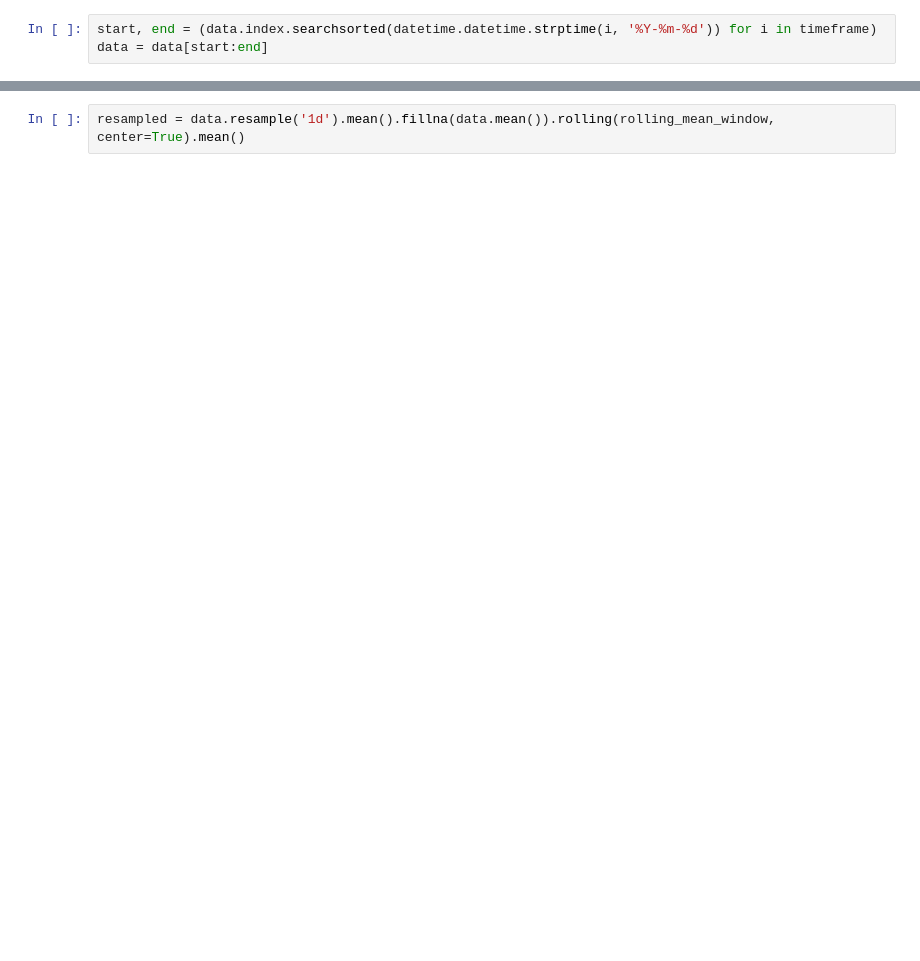
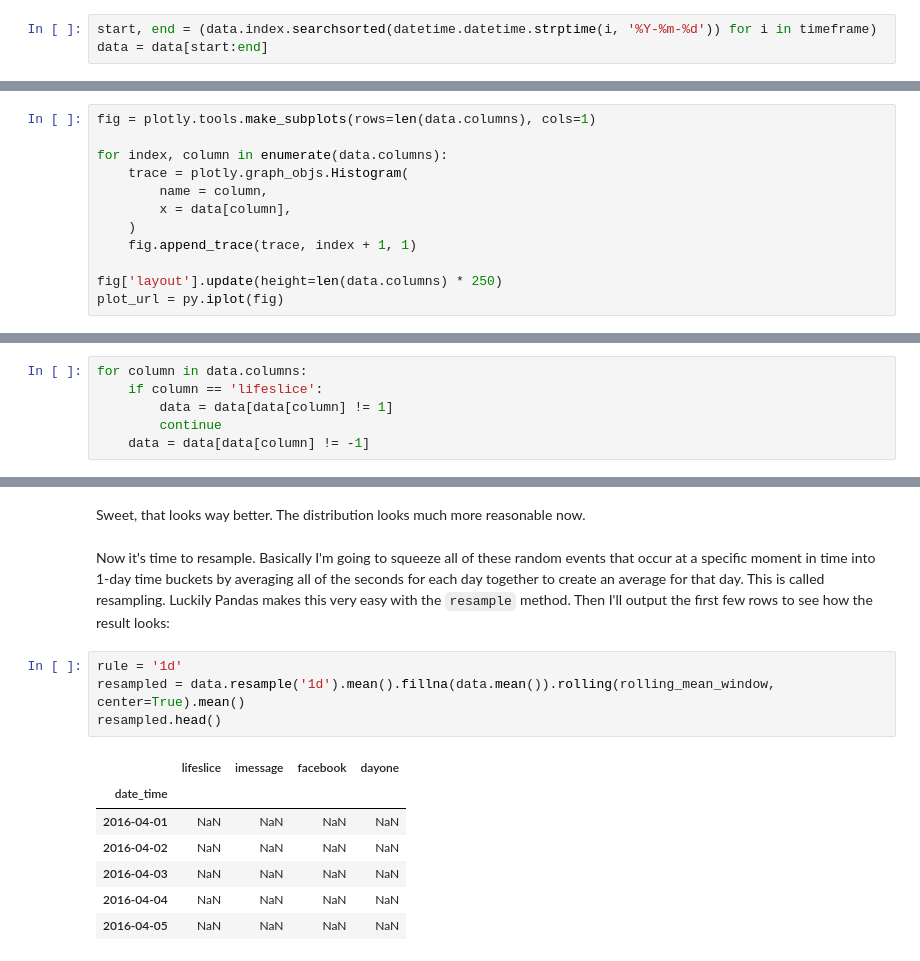
Before and after one commit to cjroth/chronist, a Jupyter notebook: analysis/comparative.ipynb, the cells around one changed output, grey strips where cells are left out. Saved outputs shown, nothing was run; the diff lists cells and outputs as text; blank space fills up the shorter version.

```diff
--- a/analysis/comparative.ipynb
+++ b/analysis/comparative.ipynb
@@ -49,0 +113,12 @@ data.iplot(kind='histogram', filename='chronist-histogram', subplots=True, shape
+# %%
+fig = plotly.tools.make_subplots(rows=len(data.columns), cols=1)
+
+for index, column in enumerate(data.columns):
+    trace = plotly.graph_objs.Histogram(
+        name = column,
+        x = data[column],
+    )
+    fig.append_trace(trace, index + 1, 1)
+
+fig['layout'].update(height=len(data.columns) * 250)
+plot_url = py.iplot(fig)
@@ -49,0 +134,6 @@ data.iplot(kind='histogram', filename='chronist-histogram', subplots=True, shape
+# %%
+for column in data.columns:
+    if column == 'lifeslice':
+        data = data[data[column] != 1]
+        continue
+    data = data[data[column] != -1]
@@ -50,2 +161,16 @@ data.iplot(kind='histogram', filename='chronist-histogram', subplots=True, shape
+# %% [markdown]
+Sweet, that looks way better. The distribution looks much more reasonable now.
+# %% [markdown]
+Now it's time to resample. Basically I'm going to squeeze all of these random events that occur at a specific moment in time into 1-day time buckets by averaging all of the seconds for each day together to create an average for that day. This is called resampling. Luckily Pandas makes this very easy with the `resample` method. Then I'll output the first few rows to see how the result looks:
 # %%
+rule = '1d'
 resampled = data.resample('1d').mean().fillna(data.mean()).rolling(rolling_mean_window, center=True).mean()
+resampled.head()
+# %% [output]
+|  | lifeslice | imessage | facebook | dayone |
+| date_time |  |  |  |  |
+| 2016-04-01 | NaN | NaN | NaN | NaN |
+| 2016-04-02 | NaN | NaN | NaN | NaN |
+| 2016-04-03 | NaN | NaN | NaN | NaN |
+| 2016-04-04 | NaN | NaN | NaN | NaN |
+| 2016-04-05 | NaN | NaN | NaN | NaN |
```
Also changed, not shown: parts of 47 cells of this notebook, 4 other files.
